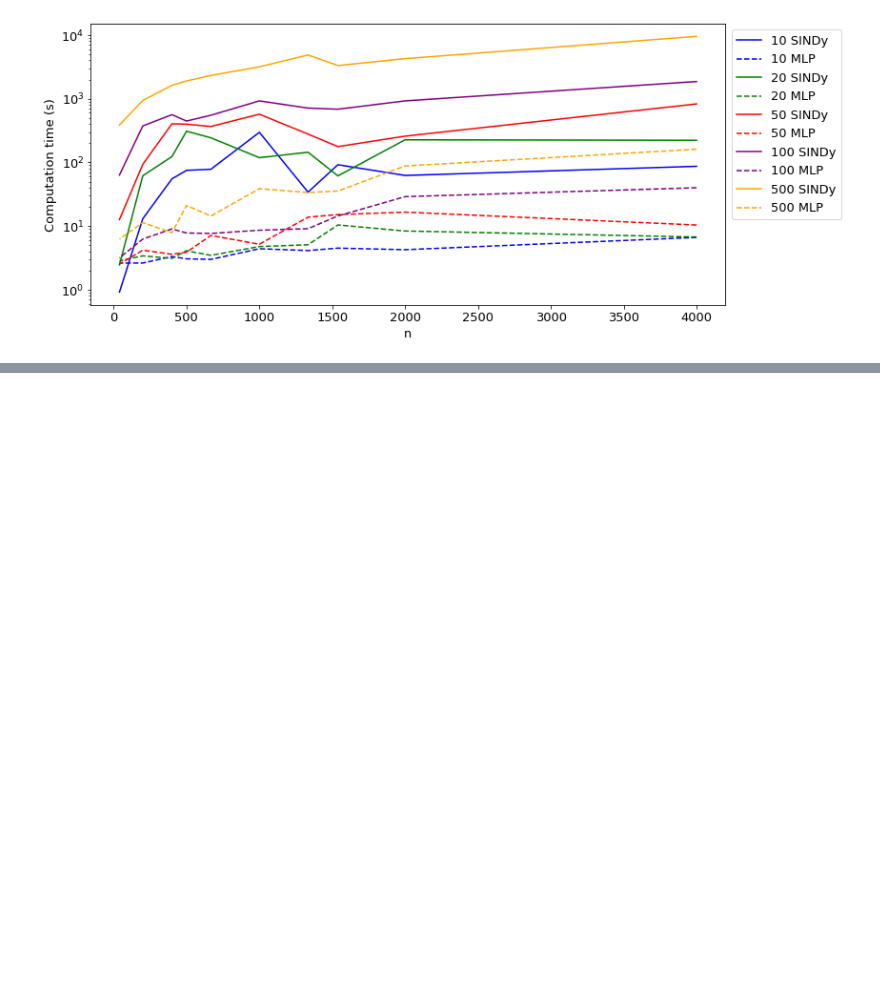
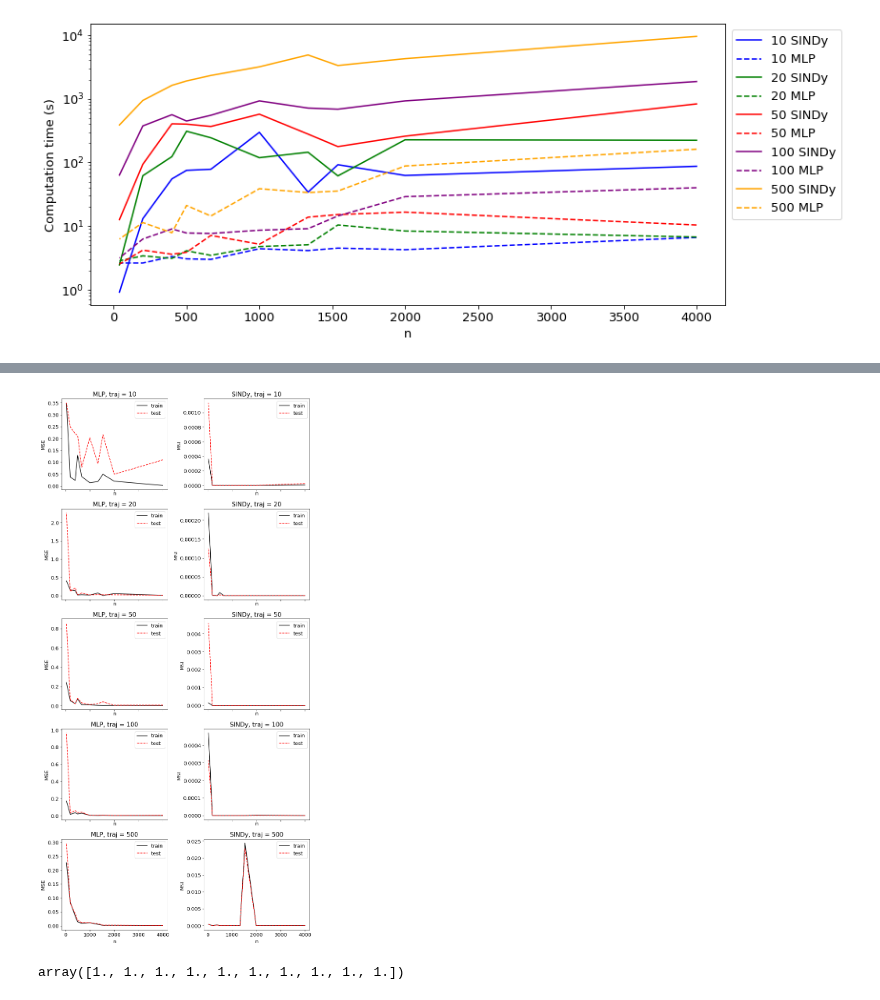
Before and after one commit to kyrxanthos/NN_dynamical_systems, a Jupyter notebook: plot_machine_runs.ipynb, the cells around one changed output, grey strips where cells are left out. Saved outputs shown, nothing was run; the diff lists cells and outputs as text; code cells hidden in the pictures; blank space fills up the shorter version.

```diff
--- a/plot_machine_runs.ipynb
+++ b/plot_machine_runs.ipynb
@@ -388,0 +443,33 @@ plt.show()
+# %%
+# for i,  in df_merged['traj'].unique():
+# dfe = df_merged[df_merged['traj'] == 50]
+# plt.plot(dfe['n'], dfe['tr_mlp'], label = 'train')
+# plt.plot(dfe['n'], dfe['te_mlp'], label = 'test')
+# plt.yscale('log')
+# plt.legend()
+
+gul = df_merged['traj'].unique()
+fig, axs = plt.subplots(gul.shape[0],2 , sharex=True, figsize=(10, 20))
+# fig.suptitle('n: {}, degree: {}, modes: {}, $\lambda$: {}, train score: {:.3f}, test score: {:.3f}'.format(t_train.shape[0], deg, freq, lamda,model.score(x_train, dt), model.score(x_test, dt) ))
+for i, tt in enumerate(gul):
+    dfe = df_merged[df_merged['traj'] == tt]
+    axs[i, 0].plot(dfe['n'], dfe['tr_mlp'],
+                'k', label='train')
+    axs[i, 0].plot(dfe['n'],dfe['te_mlp'],
+                'r--', label='test')
+    axs[i, 1].plot(dfe['n'], dfe['tr_sindy'],
+                'k', label='train')
+    axs[i, 1].plot(dfe['n'],dfe['te_sindy'],
+                'r--', label='test')
+    axs[i, 0].legend()
+    axs[i, 0].set(xlabel='n', ylabel='MSE', title = 'MLP, traj = {}'.format(tt))
+    axs[i, 1].legend()
+    axs[i, 1].set(xlabel='n', ylabel='MSE', title = 'SINDy, traj = {}'.format(tt))
+fig.tight_layout()
+fig.savefig('Plots/check_overfit.pdf')
+# %% [output]
+[figure, added]
+# %%
+np.ones(10)
+# %% [output]
+array([1., 1., 1., 1., 1., 1., 1., 1., 1., 1.])
```
Also changed, not shown: parts of 4 cells of this notebook, 47 other files.
